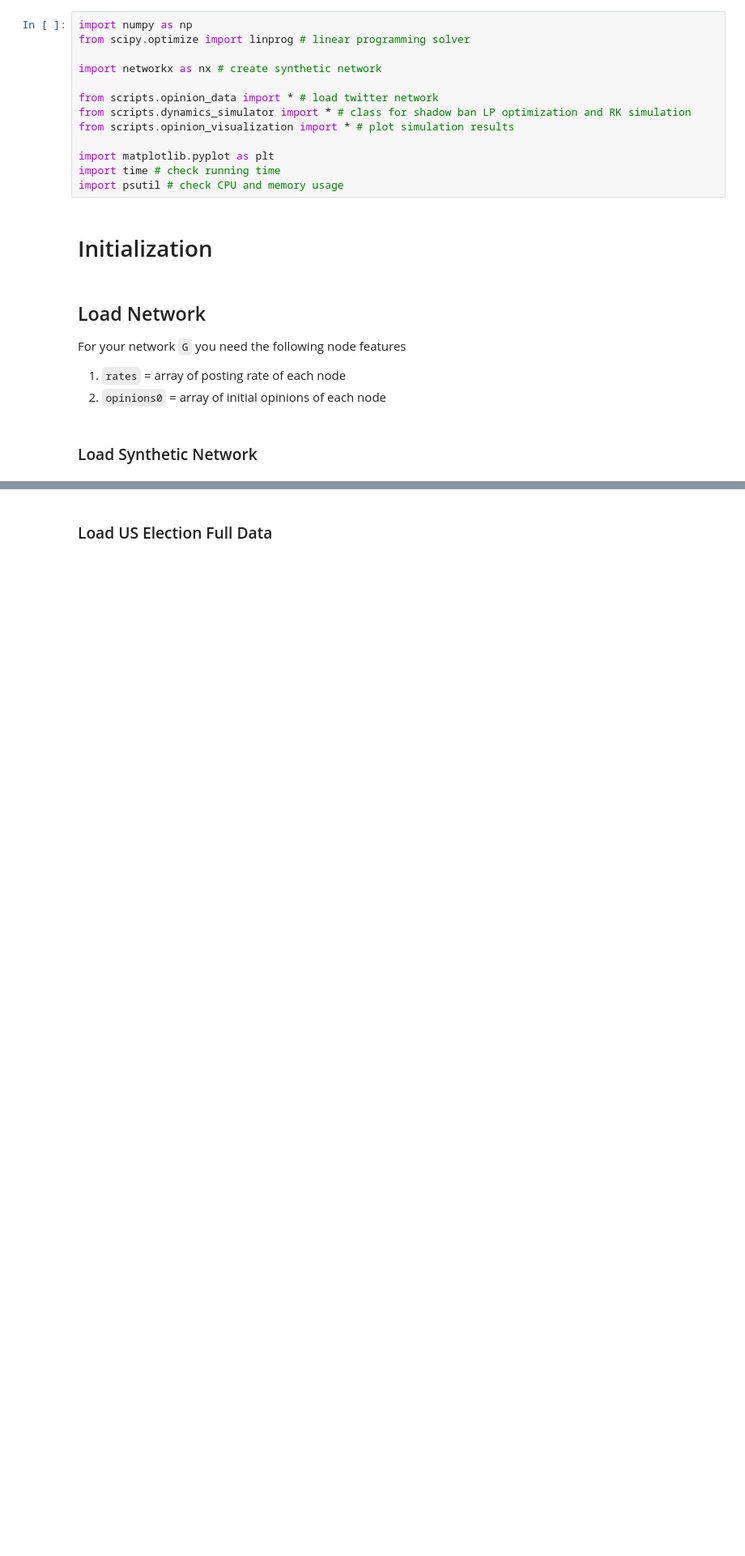
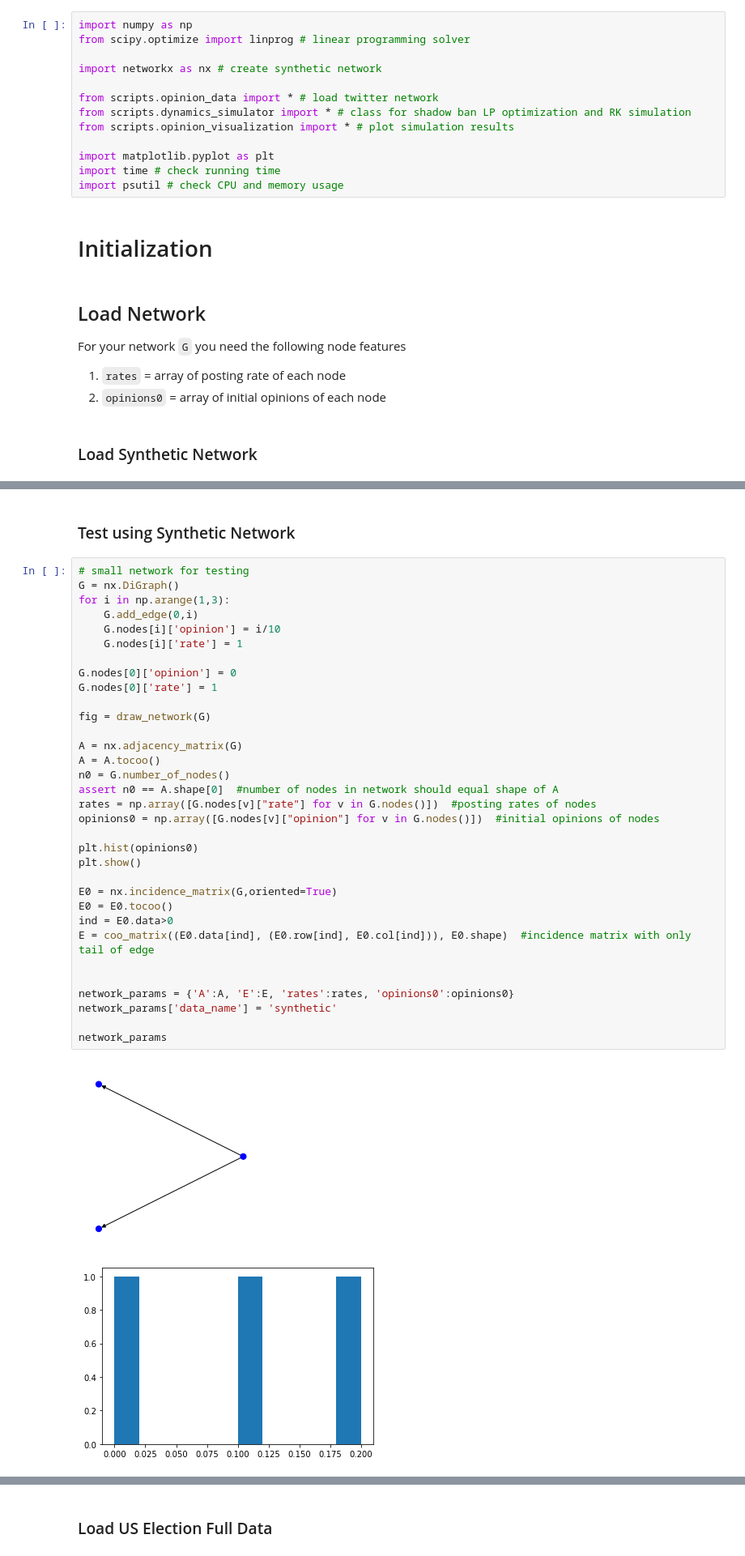
Before and after one commit to zlisto/opinion_dynamics, a Jupyter notebook: ShadowbanAdaptive_LPRK.ipynb, the cells around one changed output, grey strips where cells are left out. Shown at 81% size. Saved outputs shown, nothing was run; the diff lists cells and outputs as text; blank space fills up the shorter version.

```diff
--- a/ShadowbanAdaptive_LPRK.ipynb
+++ b/ShadowbanAdaptive_LPRK.ipynb
@@ -72,0 +86,38 @@ network_params
+# %% [markdown]
+### Test using Synthetic Network
+# %%
+# small network for testing
+G = nx.DiGraph()
+for i in np.arange(1,3):
+    G.add_edge(0,i)
+    G.nodes[i]['opinion'] = i/10
+    G.nodes[i]['rate'] = 1
+
+G.nodes[0]['opinion'] = 0
+G.nodes[0]['rate'] = 1
+
+fig = draw_network(G)
+
+A = nx.adjacency_matrix(G)
+A = A.tocoo()
+n0 = G.number_of_nodes()
+assert n0 == A.shape[0]  #number of nodes in network should equal shape of A
+rates = np.array([G.nodes[v]["rate"] for v in G.nodes()])  #posting rates of nodes
+opinions0 = np.array([G.nodes[v]["opinion"] for v in G.nodes()])  #initial opinions of nodes
+
+plt.hist(opinions0)
+plt.show()
+
+E0 = nx.incidence_matrix(G,oriented=True)
+E0 = E0.tocoo()
+ind = E0.data>0
+E = coo_matrix((E0.data[ind], (E0.row[ind], E0.col[ind])), E0.shape)  #incidence matrix with only tail of edge
+
+
+network_params = {'A':A, 'E':E, 'rates':rates, 'opinions0':opinions0}
+network_params['data_name'] = 'synthetic'
+
+network_params
+# %% [output]
+[figure, added]
+[figure, added]
```
Also changed, not shown: parts of 12 cells of this notebook, 3 other files.
